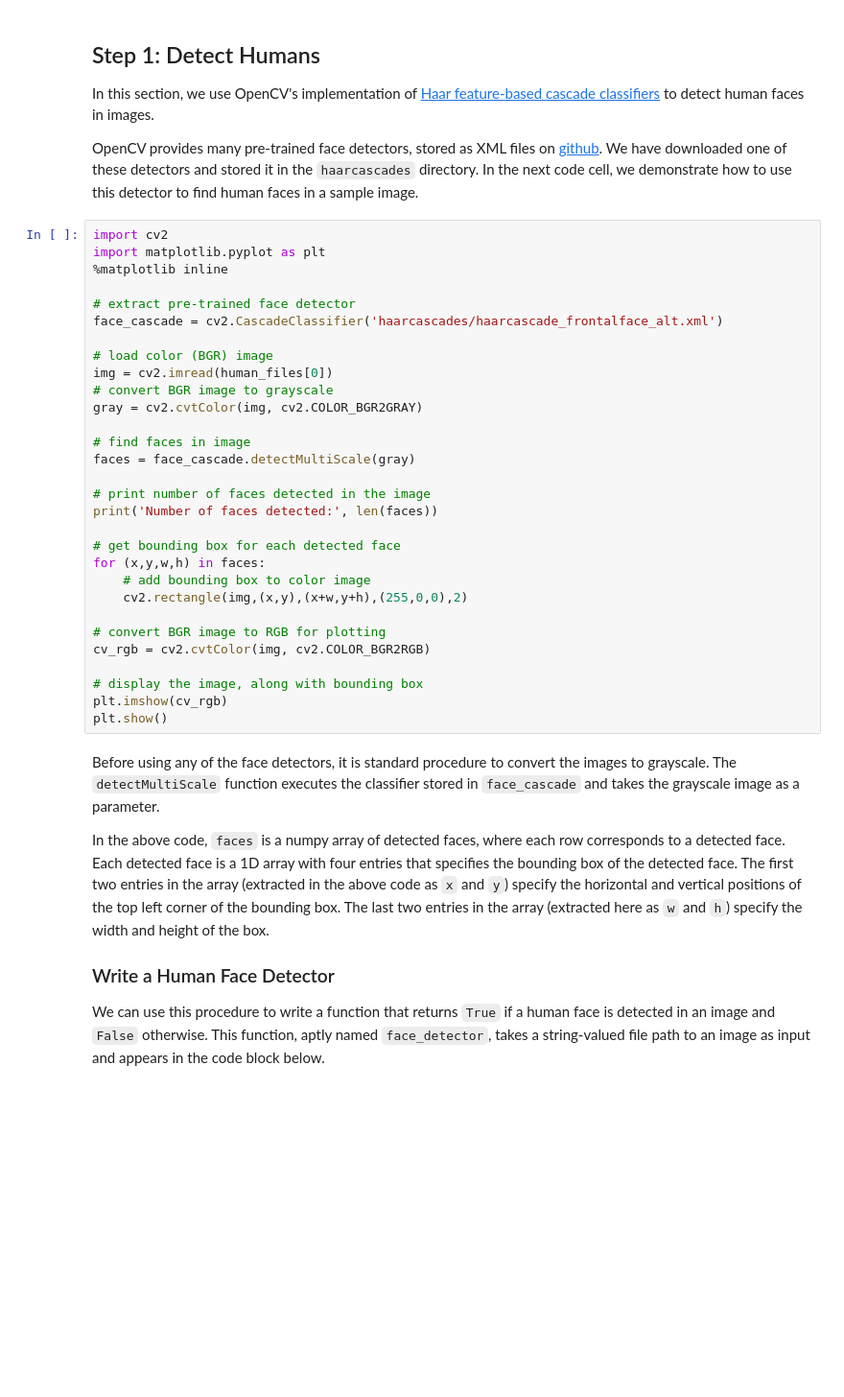
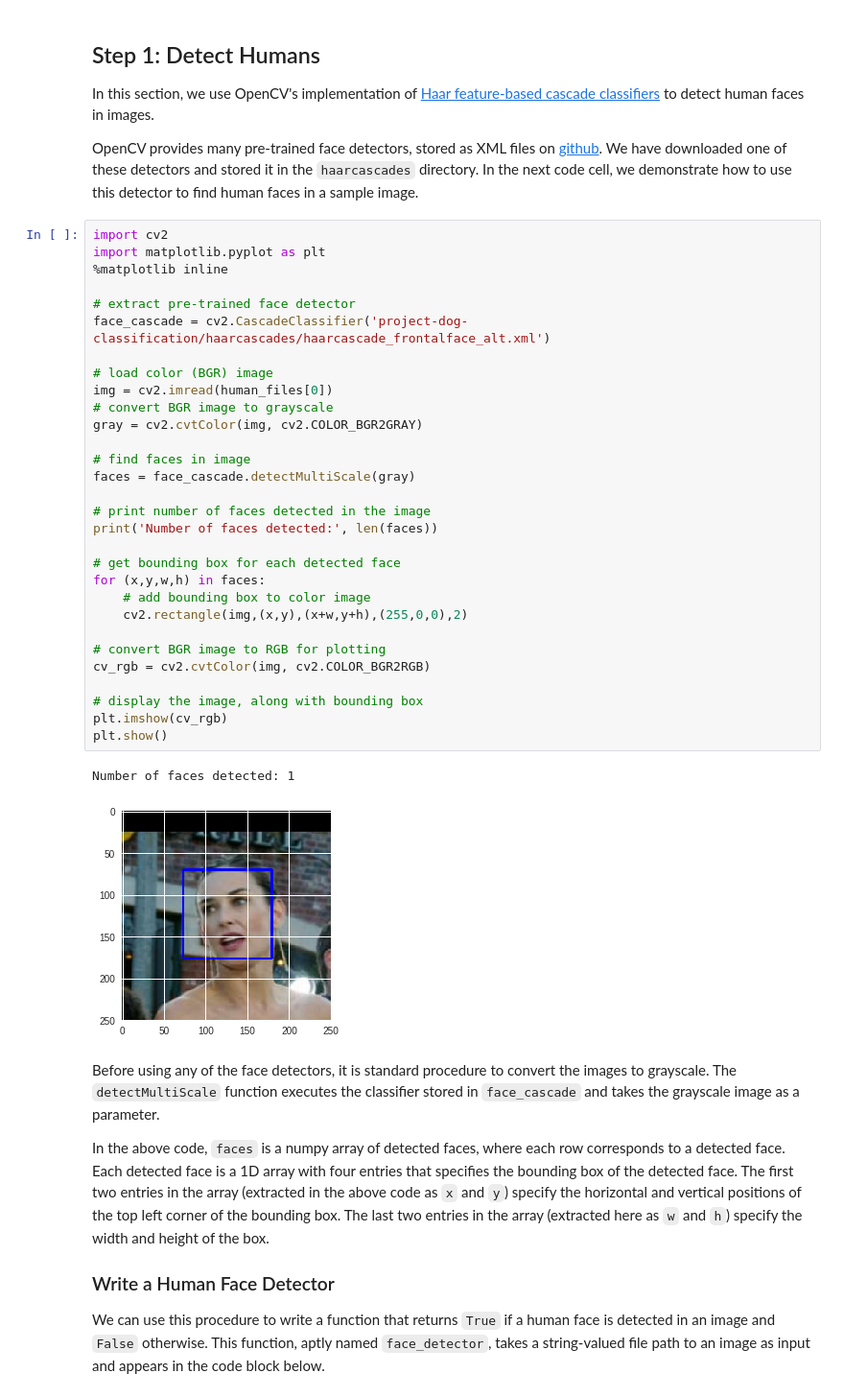
Before and after one commit to pratyakshajha/project-dog-classification, a Jupyter notebook: dog_app.ipynb, the cells around one changed output. Shown at 96% size. Cells and saved outputs as stored; diff of their text form; blank space fills up the shorter version.

```diff
--- a/dog_app.ipynb
+++ b/dog_app.ipynb
@@ -71,33 +103,36 @@ OpenCV provides many pre-trained face detectors, stored as XML files on [github]
 # %%
 import cv2
 import matplotlib.pyplot as plt
 %matplotlib inline
 
 # extract pre-trained face detector
-face_cascade = cv2.CascadeClassifier('haarcascades/haarcascade_frontalface_alt.xml')
+face_cascade = cv2.CascadeClassifier('project-dog-classification/haarcascades/haarcascade_frontalface_alt.xml')
 
 # load color (BGR) image
 img = cv2.imread(human_files[0])
 # convert BGR image to grayscale
 gray = cv2.cvtColor(img, cv2.COLOR_BGR2GRAY)
 
 # find faces in image
 faces = face_cascade.detectMultiScale(gray)
 
 # print number of faces detected in the image
 print('Number of faces detected:', len(faces))
 
 # get bounding box for each detected face
 for (x,y,w,h) in faces:
     # add bounding box to color image
     cv2.rectangle(img,(x,y),(x+w,y+h),(255,0,0),2)
 
 # convert BGR image to RGB for plotting
 cv_rgb = cv2.cvtColor(img, cv2.COLOR_BGR2RGB)
 
 # display the image, along with bounding box
 plt.imshow(cv_rgb)
 plt.show()
+# %% [output]
+Number of faces detected: 1
+[figure, added]
 # %% [markdown]
 Before using any of the face detectors, it is standard procedure to convert the images to grayscale.  The `detectMultiScale` function executes the classifier stored in `face_cascade` and takes the grayscale image as a parameter.
 
```
Also changed, not shown: parts of 9 cells of this notebook.
